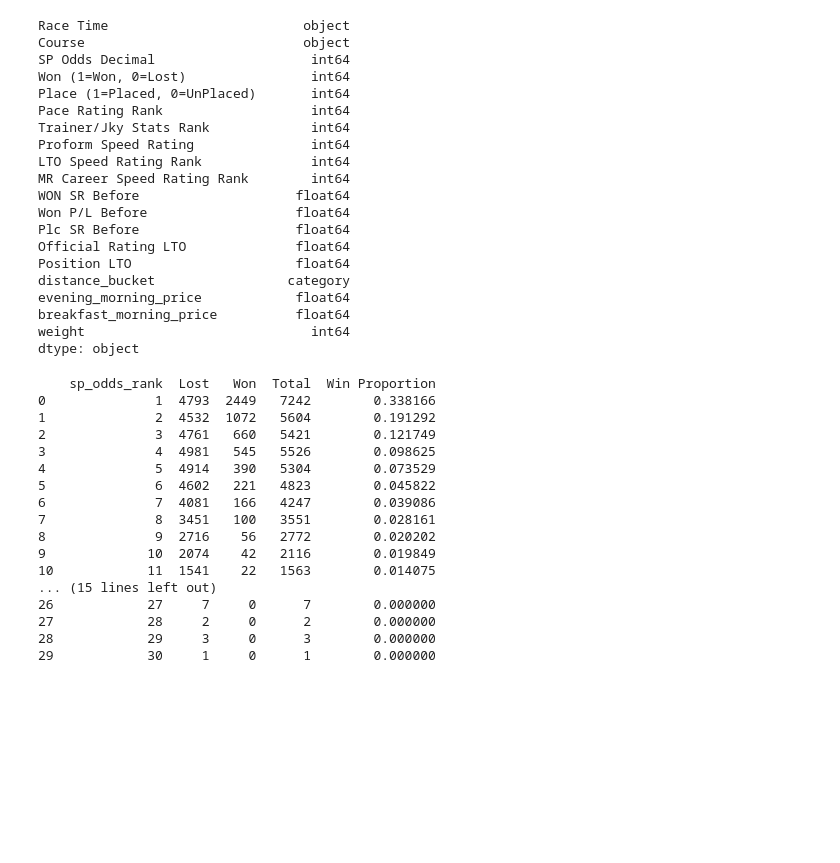
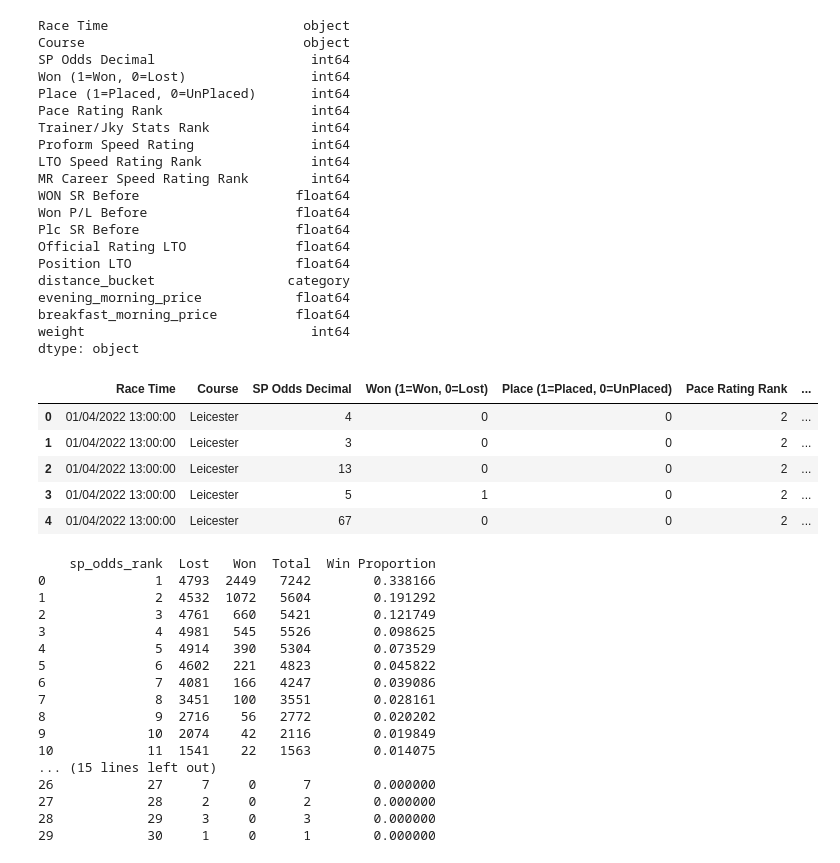
Before and after one commit to andrewbarwise/horse_trading, a Jupyter notebook: notebooks/analysis.ipynb, the cells around one changed output. Saved outputs shown, nothing was run; the diff lists cells and outputs as text; code cells hidden in the pictures; blank space fills up the shorter version.

```diff
--- a/notebooks/analysis.ipynb
+++ b/notebooks/analysis.ipynb
@@ -182,3 +182,12 @@ data1 = data1.reset_index(drop=True)
 # %%
 data1[['WON SR Before', 'Won P/L Before', 'Plc SR Before', 'Official Rating LTO', 'Position LTO']] \
     = data1[['WON SR Before', 'Won P/L Before', 'Plc SR Before', 'Official Rating LTO', 'Position LTO']].fillna(0)
+# %%
+data1.head()
+# %% [output]
+|  | Race Time | Course | SP Odds Decimal | Won (1=Won, 0=Lost) | Place (1=Placed, 0=UnPlaced) | Pace Rating Rank | ... |
+| 0 | 01/04/2022 13:00:00 | Leicester | 4 | 0 | 0 | 2 | ... |
+| 1 | 01/04/2022 13:00:00 | Leicester | 3 | 0 | 0 | 2 | ... |
+| 2 | 01/04/2022 13:00:00 | Leicester | 13 | 0 | 0 | 2 | ... |
+| 3 | 01/04/2022 13:00:00 | Leicester | 5 | 1 | 0 | 2 | ... |
+| 4 | 01/04/2022 13:00:00 | Leicester | 67 | 0 | 0 | 2 | ... |
```
Also changed, not shown: parts of 2 cells of this notebook, 5 other files.
